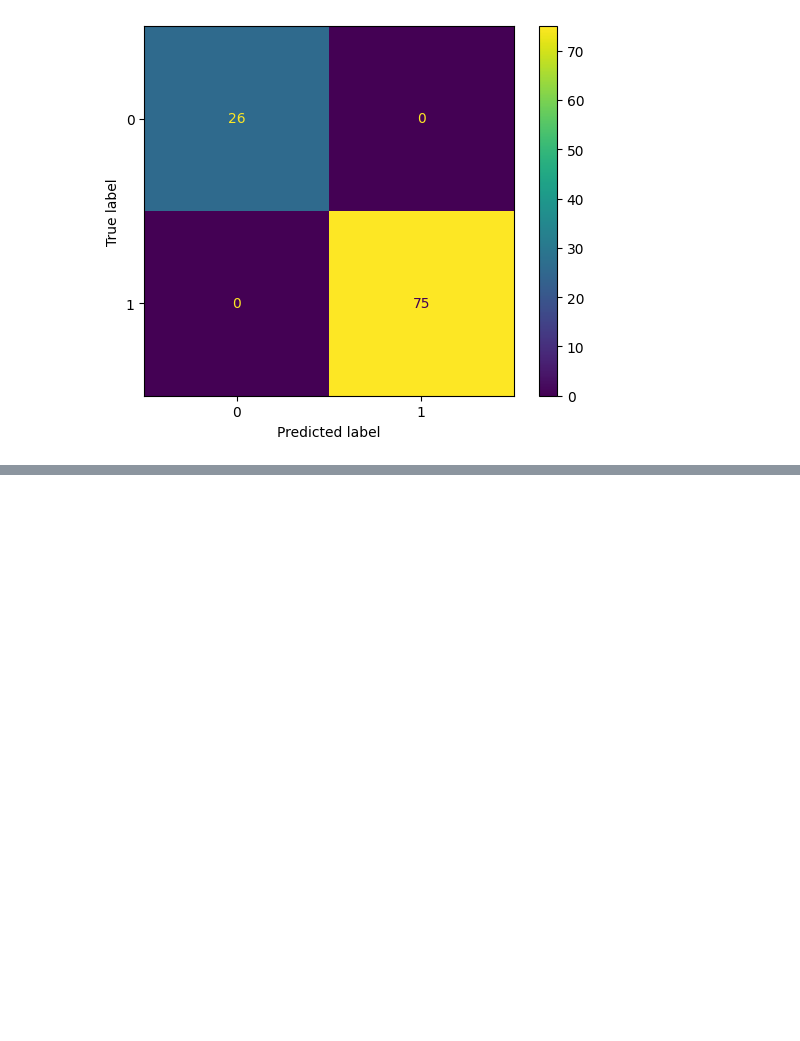
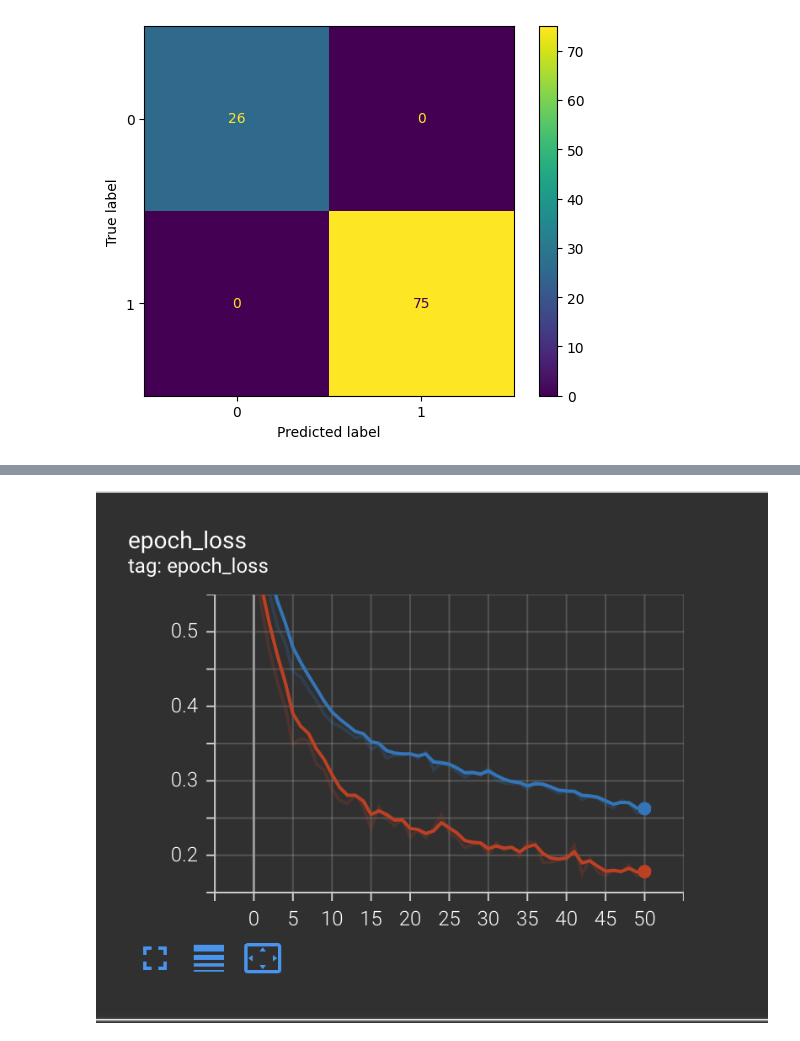
Before and after one commit to 648374hub/ticker-classification, a Jupyter notebook: trainCNN.ipynb, the cells around one changed output, grey strips where cells are left out. Drawn from its saved outputs; the diff is of its cells as text; code cells hidden in the pictures; blank space fills up the shorter version.

```diff
--- a/trainCNN.ipynb
+++ b/trainCNN.ipynb
@@ -555,0 +785,4 @@ plt.show()
+# %%
+Image.open("/Users/nitesh/Desktop/MobileNet_training_tensorboard_loss.png")
+# %% [output]
+[figure, added]
```
Also changed, not shown: parts of 30 cells of this notebook, 1 other file.
